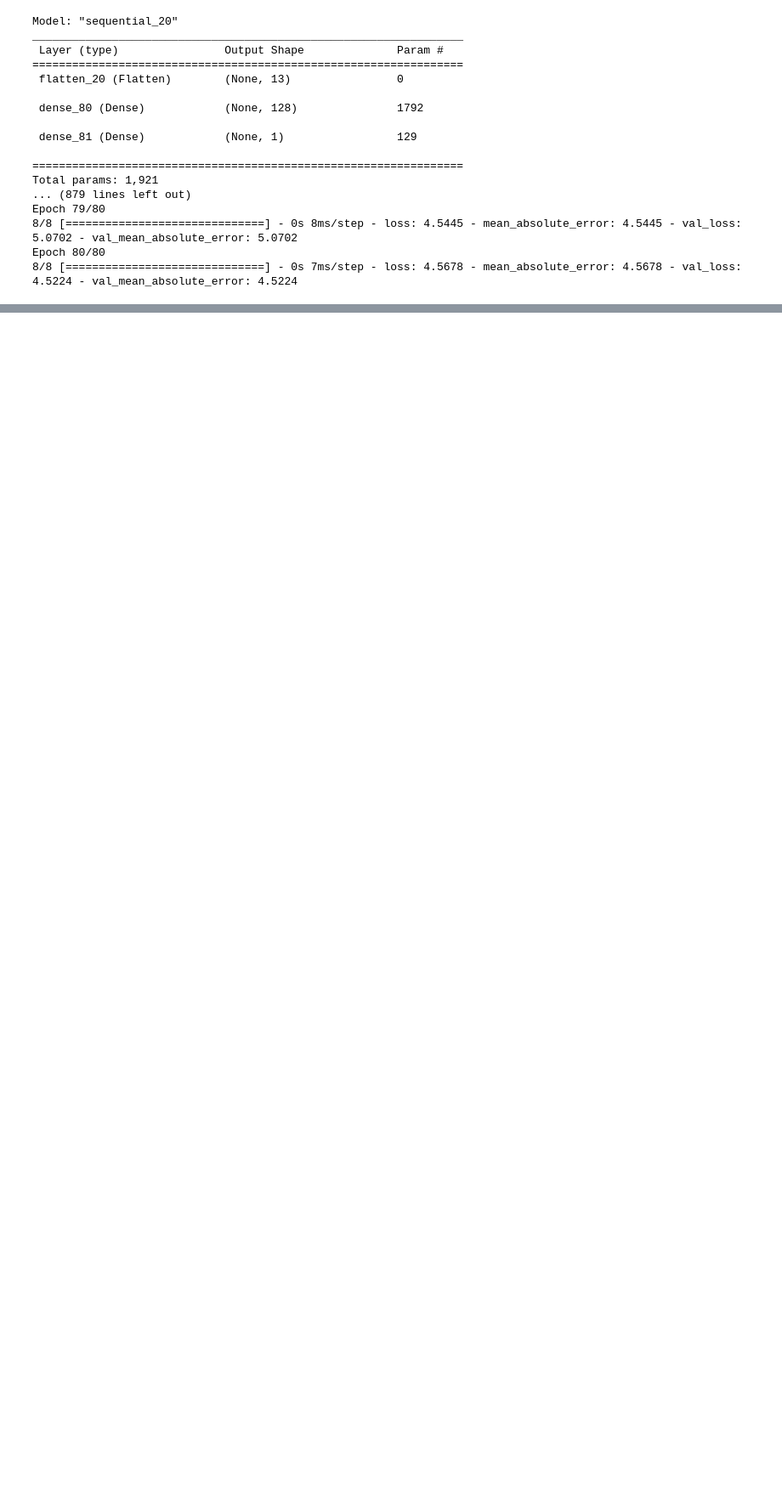
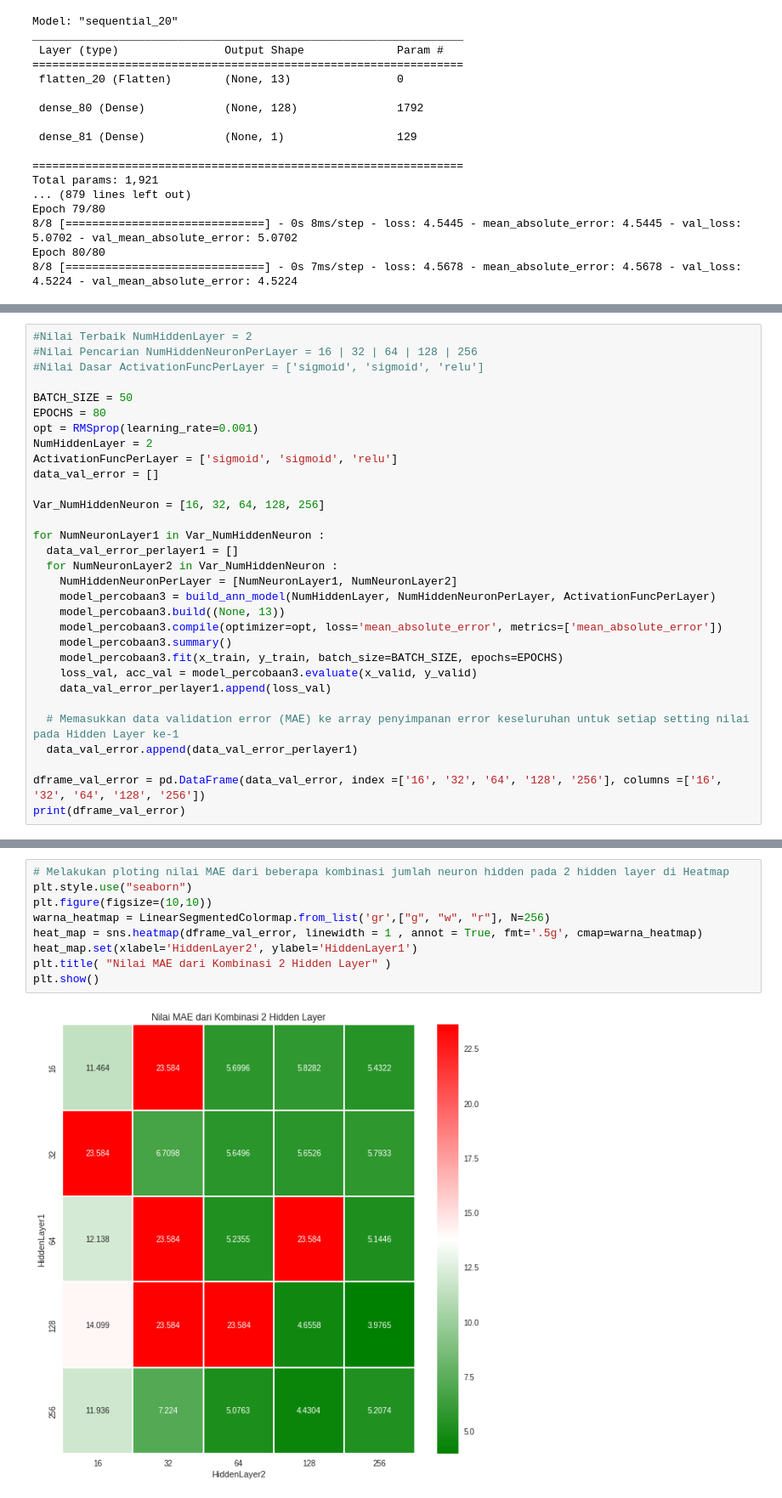
Before and after one commit to rehgend/EksplorasiHyperparameterCNN_NN, a Jupyter notebook: Tugas 1B - Regresi Boston Housing Price dengan ANN.ipynb, the cells around one changed output, grey strips where cells are left out. Shown at 85% size. Drawn from its saved outputs; the diff is of its cells as text; blank space fills up the shorter version.

```diff
--- a/Tugas 1B - Regresi Boston Housing Price dengan ANN.ipynb
+++ b/Tugas 1B - Regresi Boston Housing Price dengan ANN.ipynb
@@ -186,0 +193,31 @@ plt.show()
+# %%
+#Nilai Terbaik NumHiddenLayer = 2
+#Nilai Pencarian NumHiddenNeuronPerLayer = 16 | 32 | 64 | 128 | 256
+#Nilai Dasar ActivationFuncPerLayer = ['sigmoid', 'sigmoid', 'relu']
+
+BATCH_SIZE = 50
+EPOCHS = 80
+opt = RMSprop(learning_rate=0.001)
+NumHiddenLayer = 2
+ActivationFuncPerLayer = ['sigmoid', 'sigmoid', 'relu']
+data_val_error = []
+
+Var_NumHiddenNeuron = [16, 32, 64, 128, 256]
+
+for NumNeuronLayer1 in Var_NumHiddenNeuron :
+  data_val_error_perlayer1 = []
+  for NumNeuronLayer2 in Var_NumHiddenNeuron :
+    NumHiddenNeuronPerLayer = [NumNeuronLayer1, NumNeuronLayer2]
+    model_percobaan3 = build_ann_model(NumHiddenLayer, NumHiddenNeuronPerLayer, ActivationFuncPerLayer)
+    model_percobaan3.build((None, 13))
+    model_percobaan3.compile(optimizer=opt, loss='mean_absolute_error', metrics=['mean_absolute_error'])
+    model_percobaan3.summary()
+    model_percobaan3.fit(x_train, y_train, batch_size=BATCH_SIZE, epochs=EPOCHS)
+    loss_val, acc_val = model_percobaan3.evaluate(x_valid, y_valid)
+    data_val_error_perlayer1.append(loss_val)
+
+  # Memasukkan data validation error (MAE) ke array penyimpanan error keseluruhan untuk setiap setting nilai pada Hidden Layer ke-1
+  data_val_error.append(data_val_error_perlayer1)
+
+dframe_val_error = pd.DataFrame(data_val_error, index =['16', '32', '64', '128', '256'], columns =['16', '32', '64', '128', '256'])
+print(dframe_val_error)
@@ -186,0 +242,11 @@ plt.show()
+# %%
+# Melakukan ploting nilai MAE dari beberapa kombinasi jumlah neuron hidden pada 2 hidden layer di Heatmap
+plt.style.use("seaborn")
+plt.figure(figsize=(10,10))
+warna_heatmap = LinearSegmentedColormap.from_list('gr',["g", "w", "r"], N=256)
+heat_map = sns.heatmap(dframe_val_error, linewidth = 1 , annot = True, fmt='.5g', cmap=warna_heatmap)
+heat_map.set(xlabel='HiddenLayer2', ylabel='HiddenLayer1')
+plt.title( "Nilai MAE dari Kombinasi 2 Hidden Layer" )
+plt.show()
+# %% [output]
+[figure, added]
```
Also changed, not shown: parts of 4 cells of this notebook.
